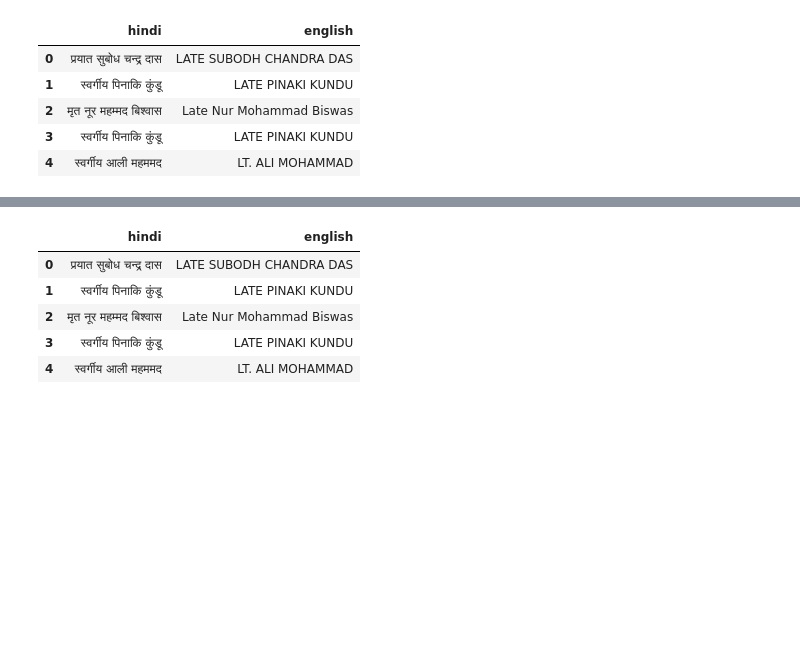
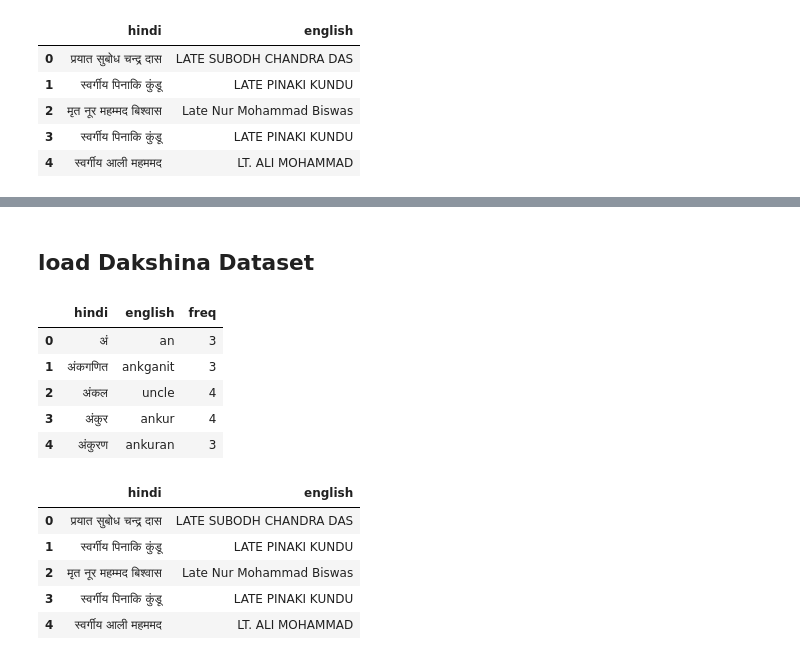
Before and after one commit to in-rolls/indicate, a Jupyter notebook: scripts/Transliterate.ipynb, the cells around one changed output, grey strips where cells are left out. Cells and saved outputs as stored; diff of their text form; code cells hidden in the pictures; blank space fills up the shorter version.

Commit message:
Including Dakshina dataset

```diff
--- a/scripts/Transliterate.ipynb
+++ b/scripts/Transliterate.ipynb
@@ -63,3 +71,17 @@ input_target_df = pd.concat([
                              input_target_df,
                              cricket_df[['hindi_long_name', 'english_name']].rename(columns={"hindi_long_name": "hindi", "english_name": "english"})
                              ], ignore_index=True)
+# %% [markdown]
+## load Dakshina Dataset
+# %%
+
+dakshina_df = pd.read_csv('hi.translit.sampled.train.tsv', sep='\t', names=["hindi", "english", "freq"])
+# %%
+dakshina_df.head()
+# %% [output]
+|  | hindi | english | freq |
+| 0 | अं | an | 3 |
+| 1 | अंकगणित | ankganit | 3 |
+| 2 | अंकल | uncle | 4 |
+| 3 | अंकुर | ankur | 4 |
+| 4 | अंकुरण | ankuran | 3 |
```
Also changed, not shown: parts of 32 cells of this notebook.
